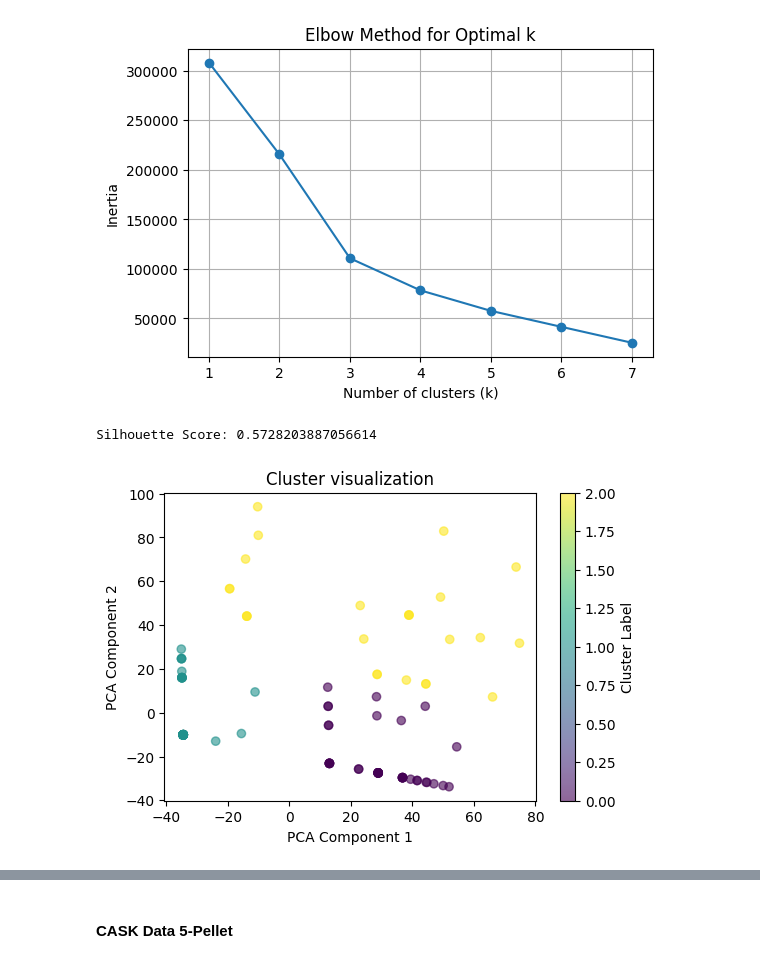
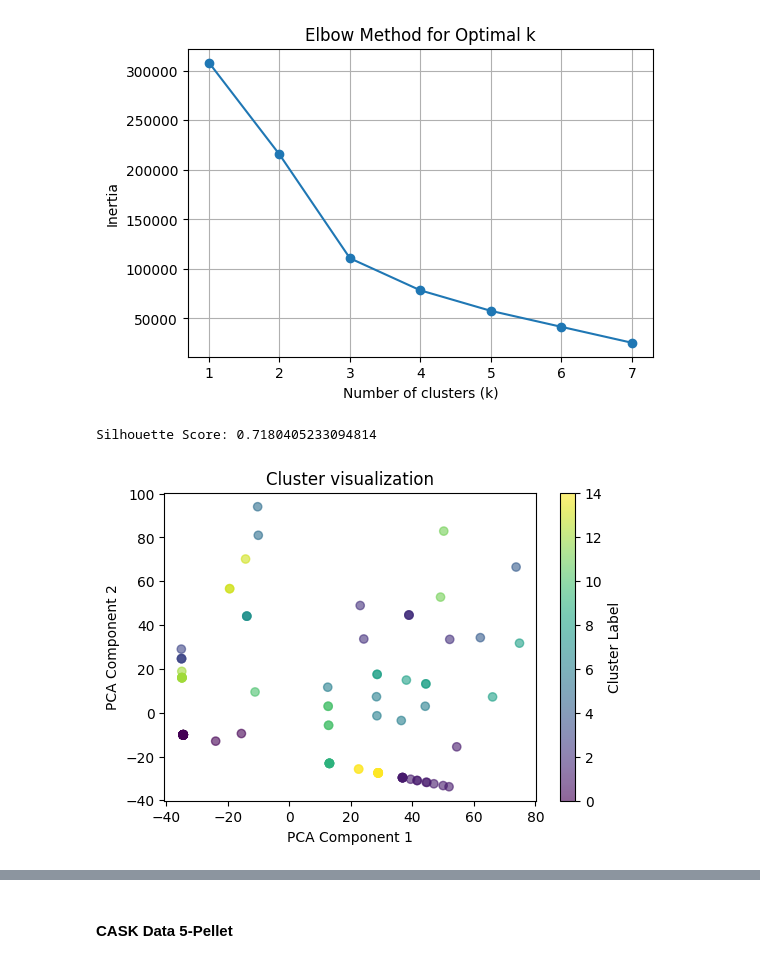
Before and after one commit to ftlabucsd/FEDUPP, a Jupyter notebook: CD1 IVSA/IVSA Rev meal_model.ipynb, the cells around one changed output, grey strips where cells are left out. Saved outputs shown, nothing was run; the diff lists cells and outputs as text; code cells hidden in the pictures.

```diff
--- a/CD1 IVSA/IVSA Rev meal_model.ipynb
+++ b/CD1 IVSA/IVSA Rev meal_model.ipynb
@@ -157,7 +136,7 @@ find_k_by_elbow(exp_data[4])
 # %% [output]
 [figure]
 # %%
-model, meals_by_category = fit_model_single(exp_data[4], k=3)
+model, meals_by_category = fit_model_single(exp_data[4], k=15)
 # %% [output]
-Silhouette Score: 0.5728203887056614
+Silhouette Score: 0.7180405233094814
-[figure, old version]
+[figure, new version]
```
Also changed, not shown: parts of 23 cells of this notebook, 14 other files.
